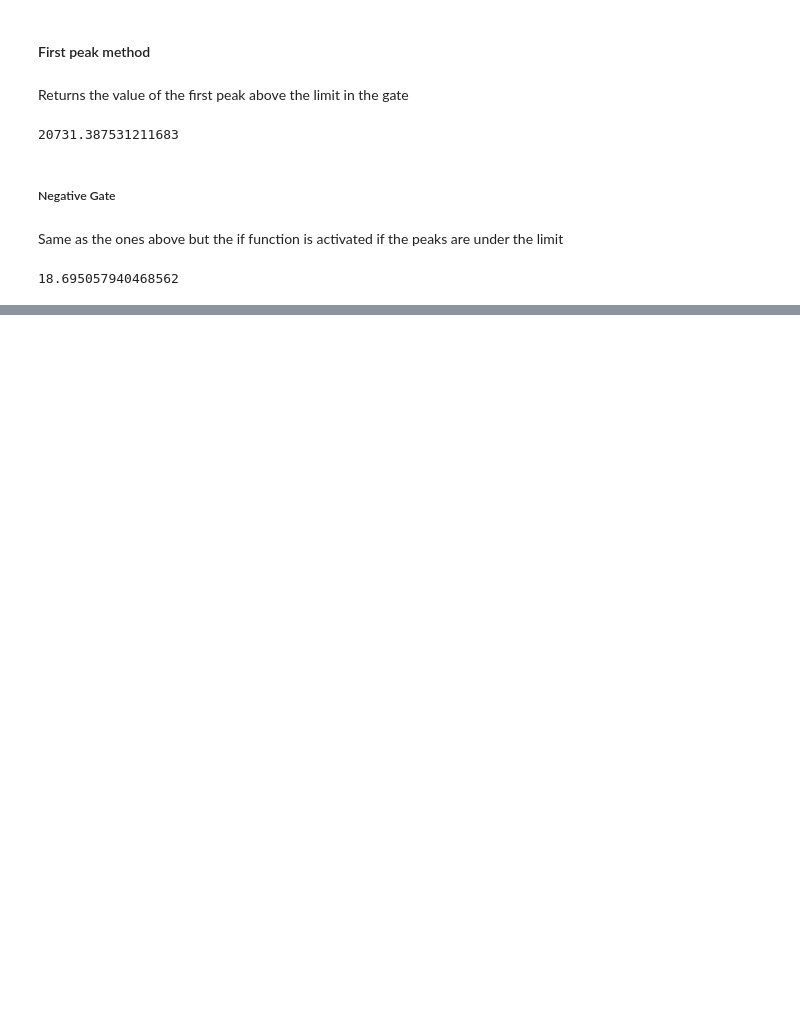
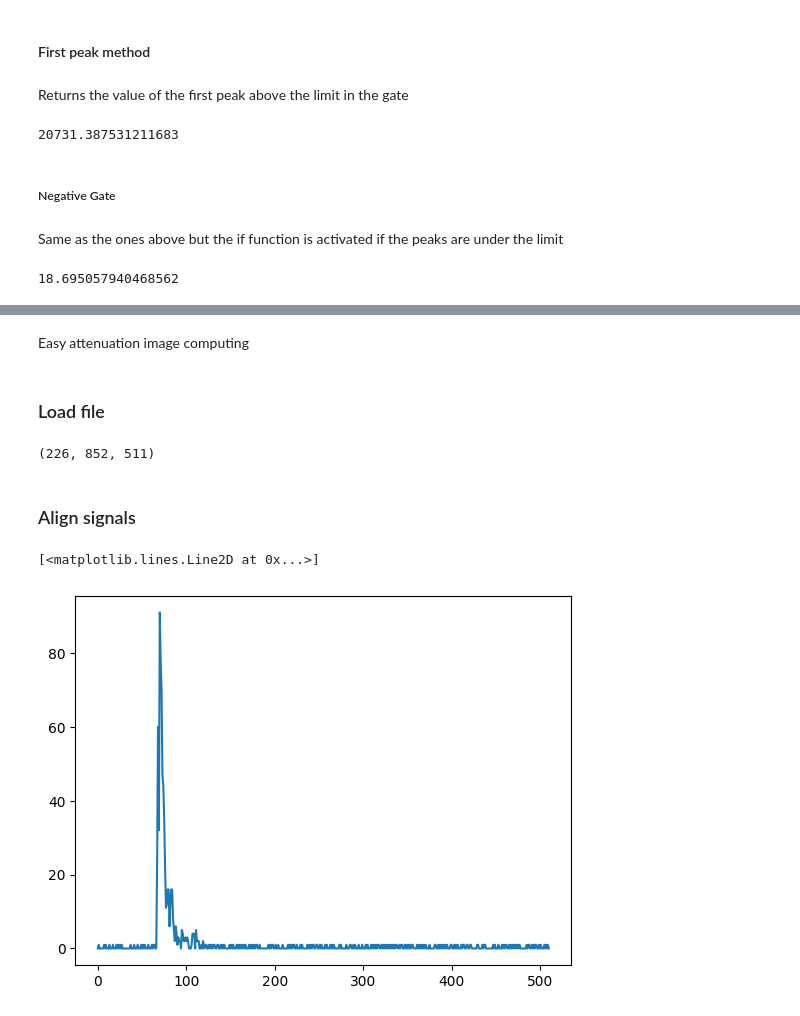
Before and after one commit to topeberti/UltraCODE, a Jupyter notebook: 4_Processing/Composite_porosity_UT/Docs.ipynb, the cells around one changed output, grey strips where cells are left out. Drawn from its saved outputs; the diff is of its cells as text; code cells hidden in the pictures; blank space fills up the shorter version.

```diff
--- a/4_Processing/Composite_porosity_UT/Docs.ipynb
+++ b/4_Processing/Composite_porosity_UT/Docs.ipynb
@@ -362,0 +367,29 @@ gm.negativeGate(envelope,800,900,lim=3000, method = 'first')
+# %% [markdown]
+Easy attenuation image computing
+# %% [markdown]
+### Load file
+# %%
+from pathlib import Path
+
+#Opening file
+
+folder_to_read = Path(r'Q:\11_AIRBUS\02_UltraSounds_Monolithic\Medidas Probetas Planas AIRBUS 5 MHz\WP_6.8_cm_11.6_dB')
+
+tiff_folder = folder_to_read /   r'_ascan852x226x511_WP_6.8_cm_11.6_dB.tiff'
+
+data = ndt.napari_read_tiff(tiff_folder,folder=False)
+data.shape
+# %% [output]
+(226, 852, 511)
+# %% [markdown]
+### Align signals
+# %%
+import matplotlib.pyplot as plt
+
+x = 121
+y = 327
+
+plt.plot(data[x,y])
+# %% [output]
+[<matplotlib.lines.Line2D at 0x...>]
+[figure, added]
```
Also changed, not shown: parts of 12 cells of this notebook.
